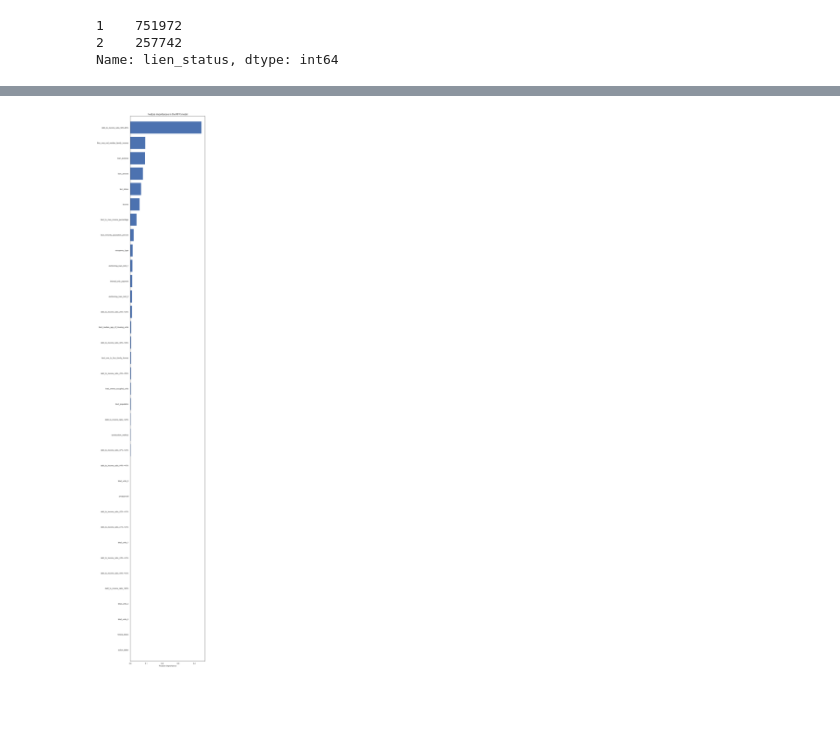
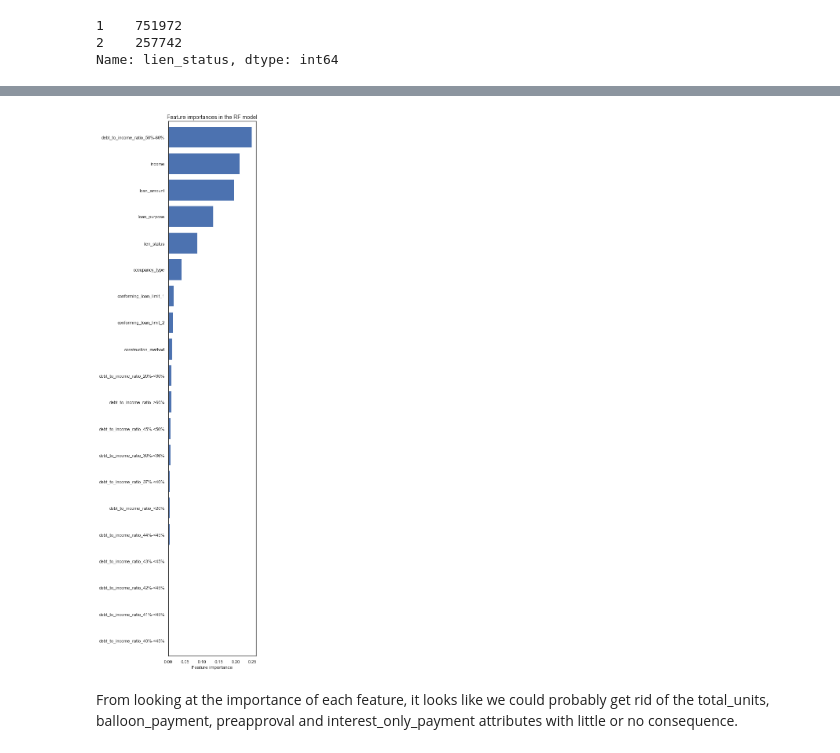
Before and after one commit to xandramichel/Springboard-Capstone-2, a Jupyter notebook: Capstone 2 HMDA.ipynb, the cells around one changed output, grey strips where cells are left out. Cells and saved outputs as stored; diff of their text form; code cells hidden in the pictures; blank space fills up the shorter version.

```diff
--- a/Capstone 2 HMDA.ipynb
+++ b/Capstone 2 HMDA.ipynb
@@ -344,0 +661,2 @@ plt.show()
+# %%
+df.loc[df['income']>5000,'income'] = df['income']*.001
@@ -369,6 +719,14 @@ def multi_collinearity_heatmap(df, figsize=(11,9)):
 
     # Draw the heatmap with the mask and correct aspect ratio
     sns.heatmap(corr, mask=mask, cmap=cmap, center=0, square=True, linewidths=.5, cbar_kws={"shrink": .5}, vmax=corr[corr != 1.0].max().max());
+# %%
+#These showed higher collinearity (above 0.8) and also had little to no importance on the model, so I will now drop them
+transformed_df.drop(['tract_median_age_of_housing_units','tract_owner_occupied_units',
+                     'tract_one_to_four_family_homes', 'tract_population'],axis=1,inplace=True)
+transformed_df.drop(['interest_only_payment','total_units_1','total_units_2','total_units_3','total_units_4','balloon_payment','preapproval'],axis=1,inplace=True)
+# %%
+transformed_df.drop(['tract_to_msa_income_percentage',
+                     'tract_minority_population_percent'],axis=1,inplace=True)
 # %%
 multi_collinearity_heatmap(transformed_df, figsize=(25,22))
 # %% [output]
@@ -382,7 +740,7 @@ X_train, X_test, y_train, y_test = train_test_split(X, y, test_size=0.2, random_
 # %%
 from sklearn.ensemble import RandomForestClassifier
 
-rfr = RandomForestClassifier(n_estimators=100, max_depth=10)
+rfr = RandomForestClassifier(n_estimators=500, max_depth=20)
 #param_grid = [
   #{'max_depth': [5,15,20]}
 #]
@@ -477,9 +834,11 @@ ft_weights_rfr
 # %%
-plt.figure(figsize=(8,60))
+plt.figure(figsize=(4,25))
 plt.barh(ft_weights_rfr.index, ft_weights_rfr.weight, align='center')
-plt.title("Feature importances in the RFR model", fontsize=14)
+plt.title("Feature importances in the RF model", fontsize=14)
 plt.xlabel("Feature importance")
 plt.margins(y=0.01)
 plt.show()
 # %% [output]
-[figure, old version]
+[figure, new version]
+# %% [markdown]
+From looking at the importance of each feature, it looks like we could probably get rid of the total_units, balloon_payment, preapproval and interest_only_payment attributes with little or no consequence.
```
Also changed, not shown: parts of 94 cells of this notebook.
